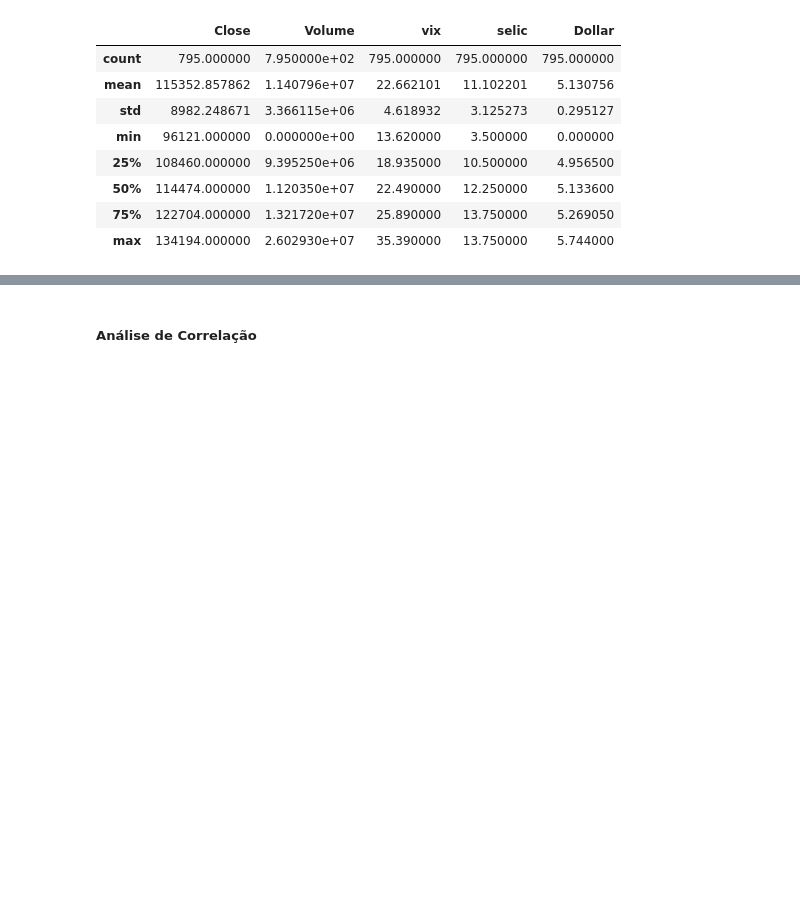
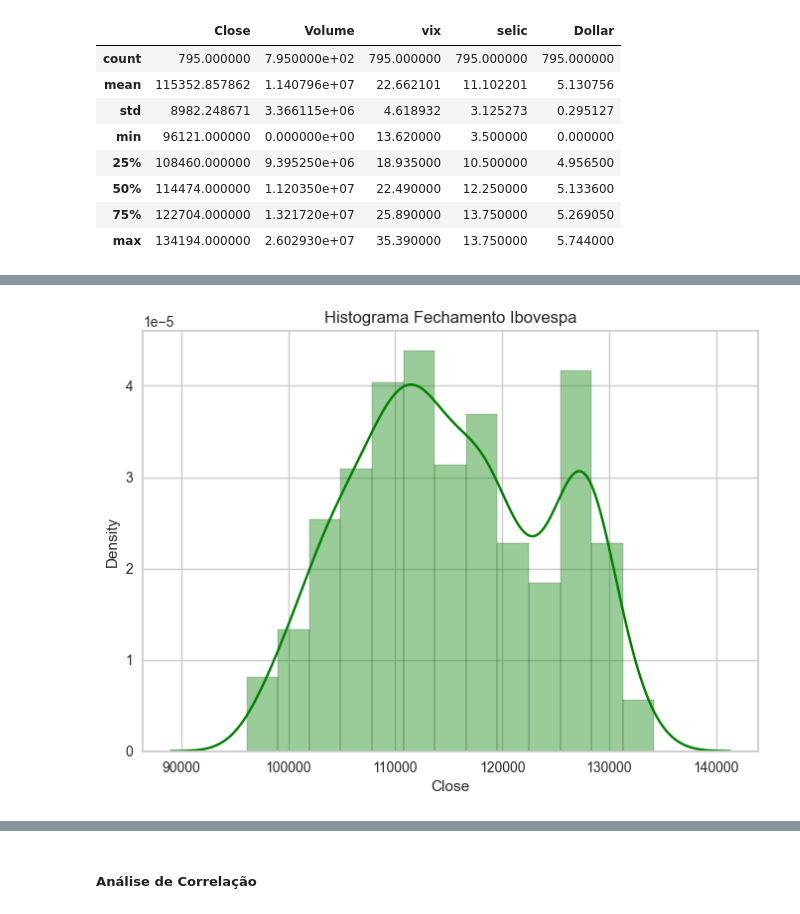
Before and after one commit to jeicianepaula/Tech-Challenge-2, a Jupyter notebook: TECH_CHALLENGE_2.ipynb, the cells around one changed output, grey strips where cells are left out. Saved outputs shown, nothing was run; the diff lists cells and outputs as text; code cells hidden in the pictures; blank space fills up the shorter version.

```diff
--- a/TECH_CHALLENGE_2.ipynb
+++ b/TECH_CHALLENGE_2.ipynb
@@ -209,0 +278,8 @@ df_close.describe()
+# %%
+
+sns.distplot(a=df_close['Close'], color='green',
+             hist_kws={"edgecolor": 'black'})
+plt.title('Histograma Fechamento Ibovespa')
+plt.show()
+# %% [output]
+[figure, added]
```
Also changed, not shown: parts of 12 cells of this notebook.
